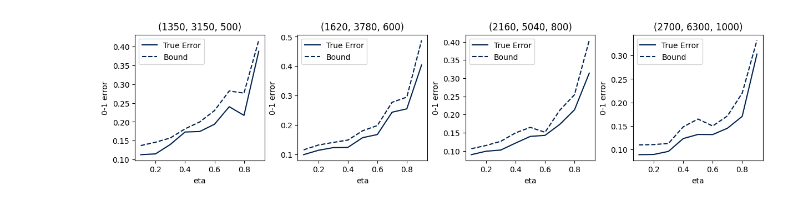
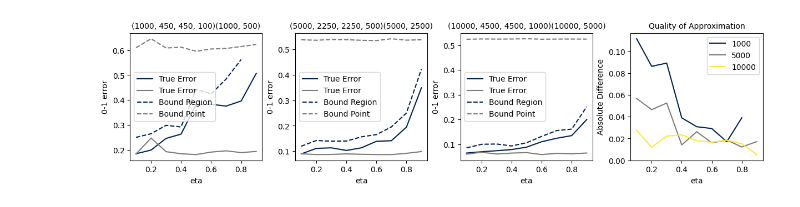
Before and after one commit to ThomasWalker1/Generalization-of-Neural-Networks, a Jupyter notebook: Generalization in Deep Learning/Research Question/experiment_mnist2.ipynb, the cells around one changed output. Saved outputs shown, nothing was run; the diff lists cells and outputs as text; code cells hidden in the pictures.

```diff
--- a/Generalization in Deep Learning/Research Question/experiment_mnist2.ipynb
+++ b/Generalization in Deep Learning/Research Question/experiment_mnist2.ipynb
@@ -153,15 +205,24 @@ for k,sample_size in enumerate(SAMPLE_SIZES):
         print('Sample Size {} eta {}'.format(sample_size,eta))
 # %%
-fig, axs = plt.subplots(1,4,figsize=(12,3),layout='constrained')
-colors = plt.cm.cividis(np.linspace(0, 1, len(SAMPLE_SIZES)))
+fig, axs = plt.subplots(1,len(SAMPLE_SIZES)+1,figsize=(12,3),layout='constrained')
+colors = plt.cm.cividis(np.linspace(0, 1, 3))
 for i, ax in enumerate(axs):
-    ax.plot(ETAS, true_errors[i], color=colors[0], label='True Error')
-    ax.plot(ETAS, bounds[i], color=colors[0], label='Bound', linestyle='dashed')
-    #col.plot(props_to_approx, empirical_errors[i*2+j], color=colors[0], label='Empirical Error', linestyle='dotted')
-    ax.set_xlabel('eta')
-    ax.set_ylabel('0-1 error')
-    ax.set_title('({}, {}, {})'.format(n_ts[i][0], n_es[i][0],n_as[i][0]))
-    ax.legend()
+    if i<N:
+        ax.plot(ETAS, true_errors_region[i], label='True Error', c=colors[0])
+        ax.plot(ETAS, true_errors_point[i], label='True Error', c=colors[1])
+        ax.plot(ETAS, bounds_region[i], label='Bound Region', c=colors[0], linestyle='dashed')
+        ax.plot(ETAS, bounds_point[i], label='Bound Point', c=colors[1], linestyle='dashed')
+        ax.set_xlabel('eta')
+        ax.set_ylabel('0-1 error')
+        ax.set_title('({}, {}, {}, {})({}, {})'.format(n_tfs[i][0],n_ts[i][0],n_es[i][0],n_as[i][0],n_tfs[i][0],n_efs[i][0]), fontsize=10)
+        ax.legend()
+    else:
+        for k, ci_diff in enumerate(ci_diffs):
+            ax.plot(ETAS, ci_diff, label=SAMPLE_SIZES[k], c=colors[k])
+            ax.set_xlabel('eta')
+            ax.set_ylabel('Absolute Difference')
+            ax.set_title('Quality of Approximation', fontsize=10)
+        ax.legend()
 plt.savefig('plots/MNIST_Zeta_07.png')
 # %% [output]
-[figure, old version]
+[figure, new version]
```
Also changed, not shown: parts of 3 cells of this notebook, 1 other file.
